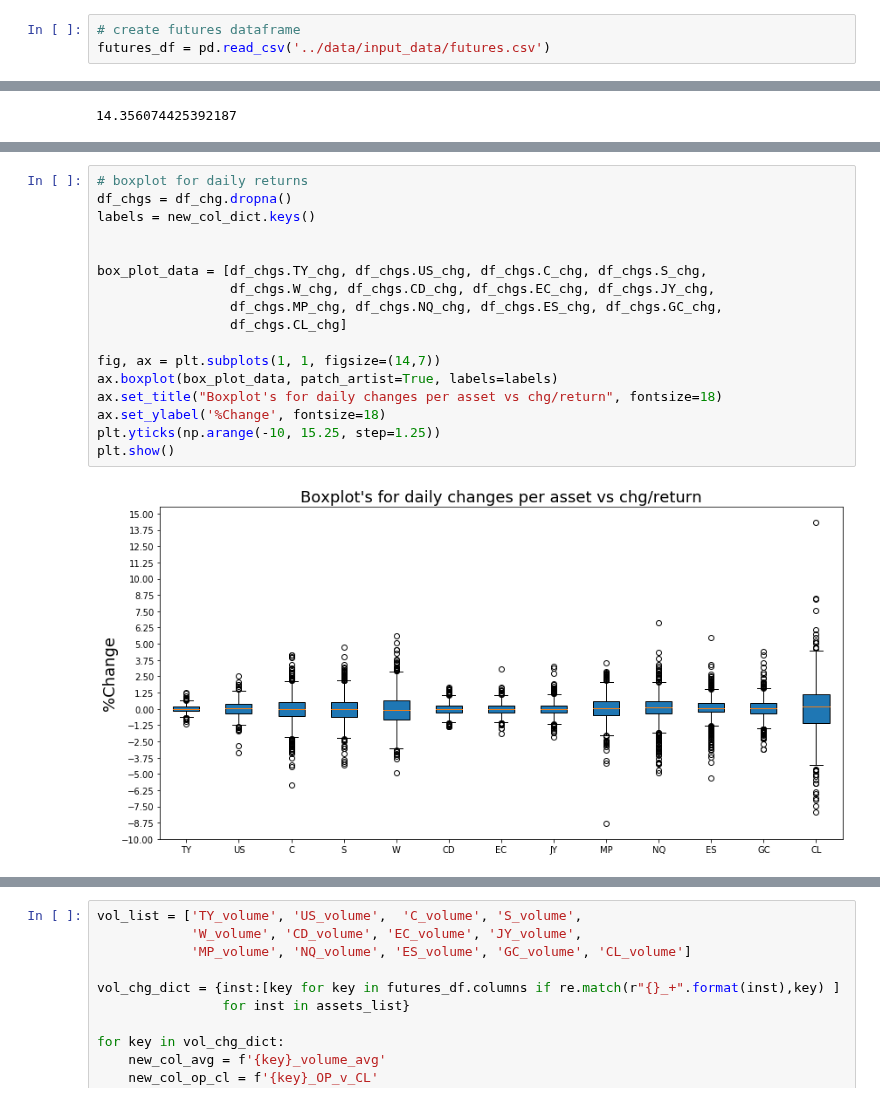
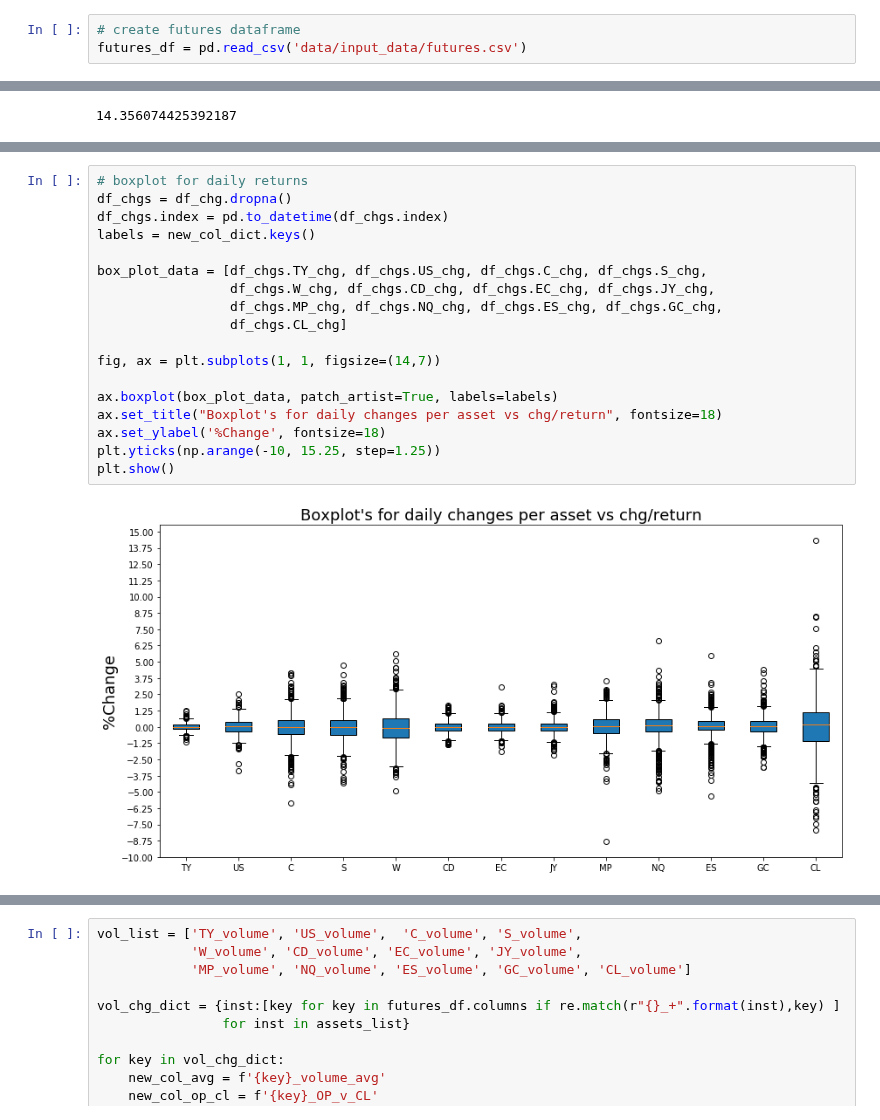
Before and after one commit to QuantCS109/TrumpTweets, a Jupyter notebook: notebooks_features/market_features.ipynb, the cells around one changed output, grey strips where cells are left out. Saved outputs shown, nothing was run; the diff lists cells and outputs as text.

```diff
--- a/notebooks_features/market_features.ipynb
+++ b/notebooks_features/market_features.ipynb
@@ -6,6 +7,6 @@ import matplotlib.pyplot as plt
 # %%
 # create futures dataframe
-futures_df = pd.read_csv('../data/input_data/futures.csv')
+futures_df = pd.read_csv('data/input_data/futures.csv')
 # %%
 # quick check of df
 display(futures_df.head())
@@ -216,19 +248,20 @@ Name: ES_chg, dtype: float64
 # %%
 # boxplot for daily returns
 df_chgs = df_chg.dropna()
+df_chgs.index = pd.to_datetime(df_chgs.index)
 labels = new_col_dict.keys()
-
 
 box_plot_data = [df_chgs.TY_chg, df_chgs.US_chg, df_chgs.C_chg, df_chgs.S_chg,
                  df_chgs.W_chg, df_chgs.CD_chg, df_chgs.EC_chg, df_chgs.JY_chg,
                  df_chgs.MP_chg, df_chgs.NQ_chg, df_chgs.ES_chg, df_chgs.GC_chg,
                  df_chgs.CL_chg]
 
 fig, ax = plt.subplots(1, 1, figsize=(14,7))
+
 ax.boxplot(box_plot_data, patch_artist=True, labels=labels)
 ax.set_title("Boxplot's for daily changes per asset vs chg/return", fontsize=18)
 ax.set_ylabel('%Change', fontsize=18)
 plt.yticks(np.arange(-10, 15.25, step=1.25))
 plt.show()
 # %% [output]
-[figure, old version]
+[figure, new version]
```
Also changed, not shown: parts of 12 cells of this notebook.
